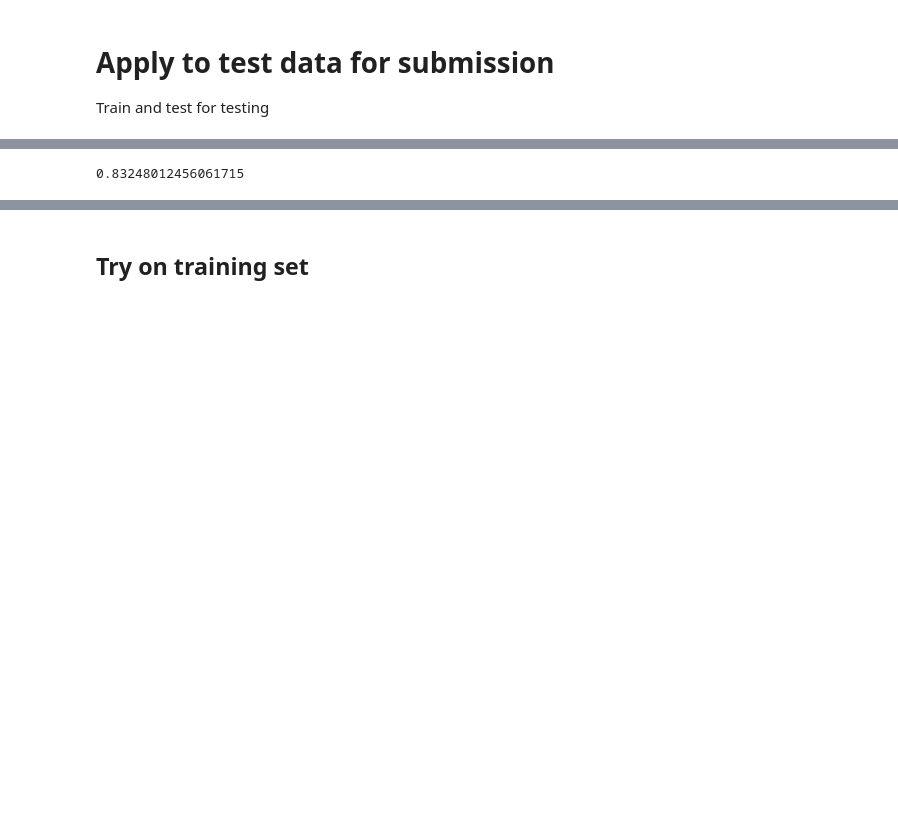
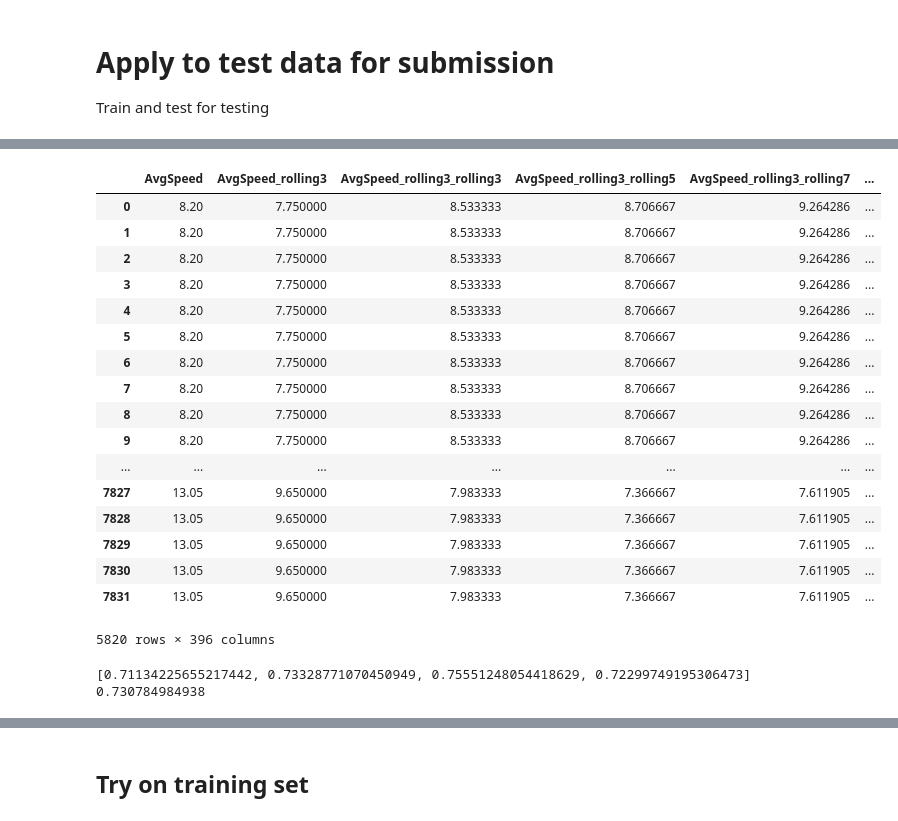
Before and after one commit to scottcode/west-nile-virus-prediction, a Jupyter notebook: src/01_data_exploration.ipynb, the cells around one changed output, grey strips where cells are left out. Saved outputs shown, nothing was run; the diff lists cells and outputs as text; code cells hidden in the pictures; blank space fills up the shorter version.

```diff
--- a/src/01_data_exploration.ipynb
+++ b/src/01_data_exploration.ipynb
@@ -21,10 +21,4 @@ def cleanse_data(df):
     df['Day'] = df.Date.dt.dayofyear
     df['Month'] = df.Date.dt.month
 
-    dt_count = df.groupby(['Date']).aggregate({'Date':'count'})
-    dt_count['cnt'] = dt_count['Date']
-    dt_count = dt_count.drop('Date',axis = 1)
-    dt_count = dt_count.reset_index()
-    df = df.merge(dt_count,on = ['Date'])
-
     return df
@@ -322,23 +252,12 @@ weatherdf = weatherdf.groupby('Date',as_index = False).mean()
 # weather
 WEATHER_FEATURES = weatherdf.drop(['Date','Year','Day'], axis = 1).columns.tolist()
 
-# # NDAYS = 30
-# for n in [3,5,7]:
-# # for n in [3]:
-#     NDAYS = n
-#     FEATURES_ROLLING = ['{}_rolling{}'.format(f,NDAYS) for f in WEATHER_FEATURES]
-#     weatherdf[FEATURES_ROLLING] = apply_rolling_window(weatherdf, WEATHER_FEATURES)
-
-# add cumsum
-# weatherdf['cum_rain'] = weatherdf.PrecipTotal.cumsum()
-def get_first_n_days(s,n):
-    return s[0:n]
-
-# n = 30
-# for c in ['Tavg','PrecipTotal']:
-#     firstn = get_first_n_days(weatherdf[c],n)
-#     weatherdf[c + 'first_n'] = np.mean(firstn)
-
+# NDAYS = 30
+for n in [3,5,7]:
+# for n in [3]:
+    NDAYS = n
+    FEATURES_ROLLING = ['{}_rolling{}'.format(f,NDAYS) for f in WEATHER_FEATURES]
+    weatherdf[FEATURES_ROLLING] = apply_rolling_window(weatherdf, WEATHER_FEATURES)
 
 # merge weather with other other data
 df_merge = traindf_agg.merge(weatherdf,on = 'Date',how='inner')
@@ -555,12 +480,42 @@ roc_auc_score(y,yprob)
+# %%
+Xtrain
+# %% [output]
+|  | AvgSpeed | AvgSpeed_rolling3 | AvgSpeed_rolling3_rolling3 | AvgSpeed_rolling3_rolling5 | AvgSpeed_rolling3_rolling7 | ... |
+| 0 | 8.20 | 7.750000 | 8.533333 | 8.706667 | 9.264286 | ... |
+| 1 | 8.20 | 7.750000 | 8.533333 | 8.706667 | 9.264286 | ... |
+| 2 | 8.20 | 7.750000 | 8.533333 | 8.706667 | 9.264286 | ... |
+| 3 | 8.20 | 7.750000 | 8.533333 | 8.706667 | 9.264286 | ... |
+| 4 | 8.20 | 7.750000 | 8.533333 | 8.706667 | 9.264286 | ... |
+| 5 | 8.20 | 7.750000 | 8.533333 | 8.706667 | 9.264286 | ... |
+| 6 | 8.20 | 7.750000 | 8.533333 | 8.706667 | 9.264286 | ... |
+| 7 | 8.20 | 7.750000 | 8.533333 | 8.706667 | 9.264286 | ... |
+| 8 | 8.20 | 7.750000 | 8.533333 | 8.706667 | 9.264286 | ... |
+| 9 | 8.20 | 7.750000 | 8.533333 | 8.706667 | 9.264286 | ... |
+| ... | ... | ... | ... | ... | ... | ... |
+| 7827 | 13.05 | 9.650000 | 7.983333 | 7.366667 | 7.611905 | ... |
+| 7828 | 13.05 | 9.650000 | 7.983333 | 7.366667 | 7.611905 | ... |
+| 7829 | 13.05 | 9.650000 | 7.983333 | 7.366667 | 7.611905 | ... |
+| 7830 | 13.05 | 9.650000 | 7.983333 | 7.366667 | 7.611905 | ... |
+| 7831 | 13.05 | 9.650000 | 7.983333 | 7.366667 | 7.611905 | ... |
+5820 rows × 396 columns
 # %%
-# Xtrain,Xtest,ytrain,ytest = train_test_split(X,y)
-# cl = RandomForestClassifier(n_estimators=1000,n_jobs=-1)
-# cl.fit(Xtrain, ytrain)
-# yprob = cl.predict_proba(Xtest)[:,1]
-
-# roc_auc_score(ytest,yprob)
+FEATURES = df_merge.drop(['Date','WnvPresent'], axis = 1).columns.tolist()
+aucs = []
+ytrues,yprobs = [],[]
+for yr in [2007,2009,2011,2013]:
+    (Xtrain,Xtest,ytrain,ytest), dummy_cl = year_experiment(df_merge,yr,FEATURES)
+    cl = RandomForestClassifier(n_estimators=1000,n_jobs = -1)
+#     cl = LogisticRegression()
+    cl.fit(Xtrain,ytrain)
+    yprob = cl.predict_proba(Xtest)[:,1]
+    ytrues.append(ytest)
+    yprobs.append(yprob)
+    aucs.append((roc_auc_score(ytest, yprob)))
+print(aucs)
+print(np.mean(aucs))
 # %% [output]
-0.83248012456061715
+[0.71134225655217442, 0.73328771070450949, 0.75551248054418629, 0.72299749195306473]
+0.730784984938
 # %%
 importances = cl.feature_importances_
 std = np.std([tree.feature_importances_ for tree in cl.estimators_],
```
Also changed, not shown: parts of 38 cells of this notebook, 15 other files.
